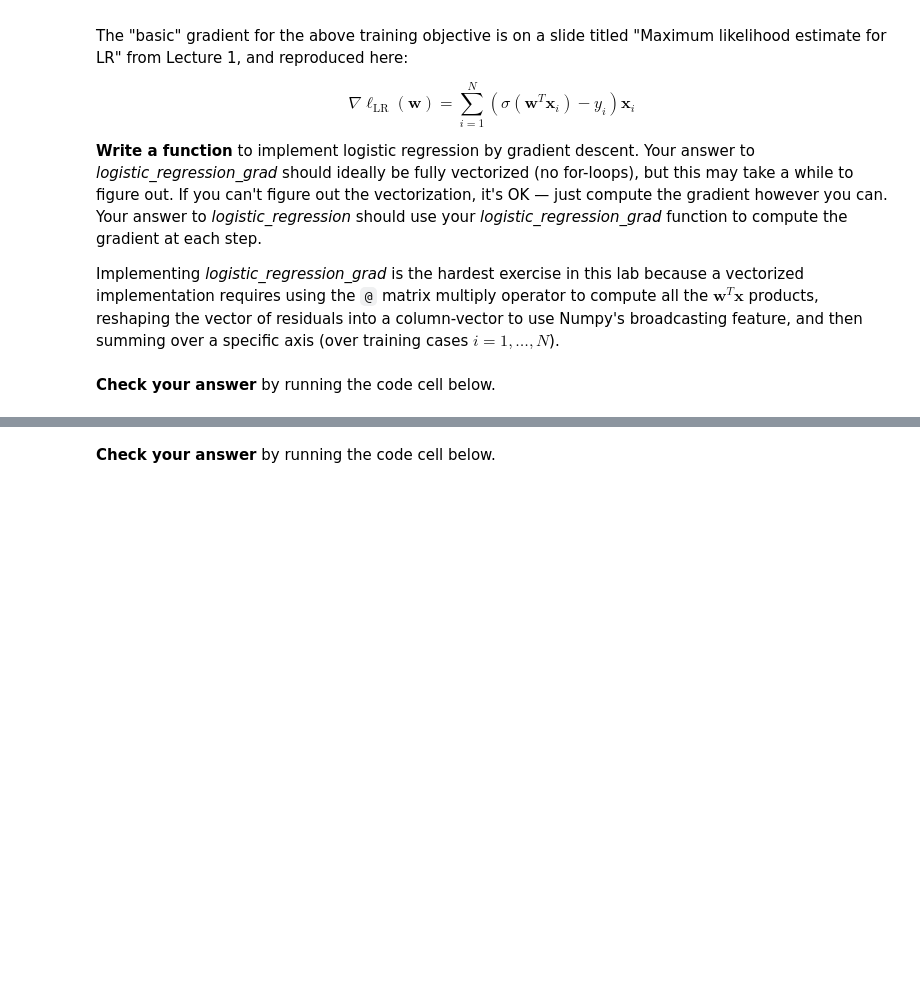
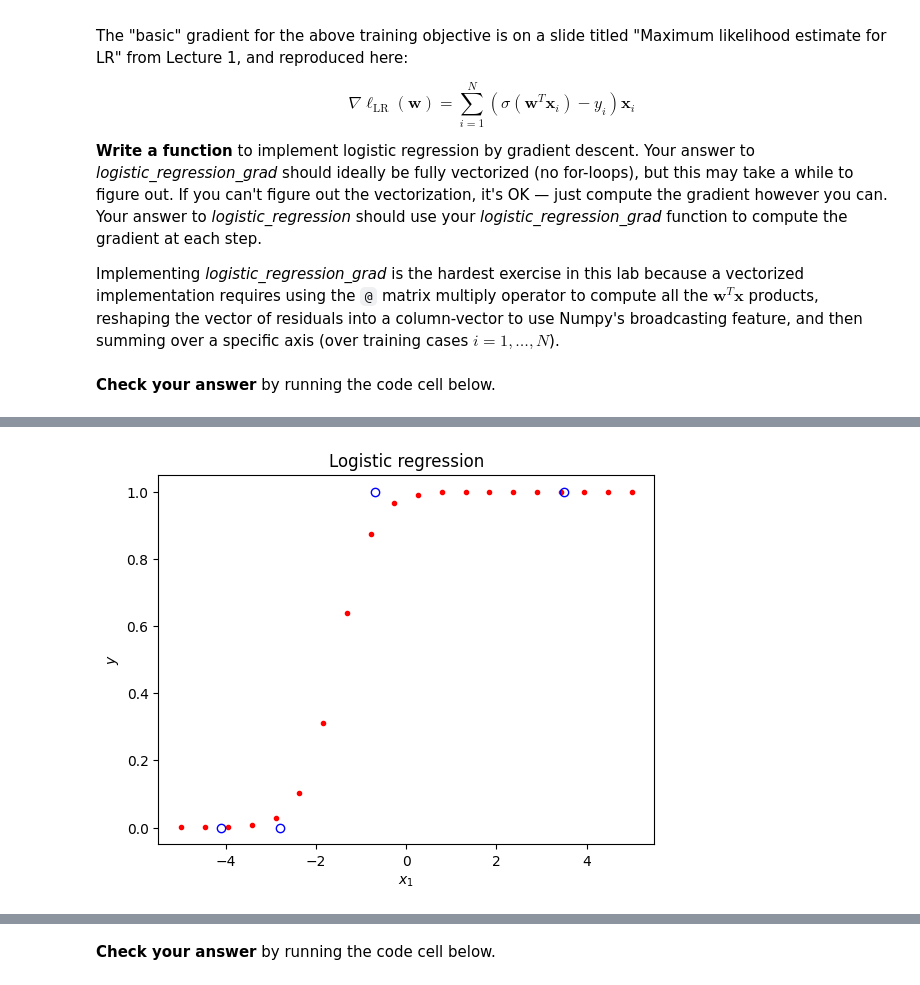
Before and after one commit to KrisTheCanadian/COMP-432-Labs, a Jupyter notebook: Lab2/lab2-exercises.ipynb, the cells around one changed output, grey strips where cells are left out. Drawn from its saved outputs; the diff is of its cells as text; code cells hidden in the pictures; blank space fills up the shorter version.

```diff
--- a/Lab2/lab2-exercises.ipynb
+++ b/Lab2/lab2-exercises.ipynb
@@ -520,6 +539,7 @@ where $\mathbf{x}$ and $\mathbf{w}$ are the same as for Exercise 2.1 and $\sigma
 def sigmoid(z):
     """Returns the element-wise logistic sigmoid of z."""
     # Your code here. Aim for 1 line.
+    return 1 / (1 + np.exp(-z))
 
 def logistic_model_predict(X, w):
     """
@@ -527,6 +547,7 @@ def logistic_model_predict(X, w):
     Given X with shape (N,D+1), w must have shape (D+1,) and the result will have shape (N,).
     """
     # Your code here. Aim for 1-2 lines.
+    return sigmoid(X.reshape(-1, w.shape[0]) @ w)
 # %% [markdown]
 **Check your answer** by running the code cell below.
 # %%
@@ -583,6 +608,7 @@ Implementing _logistic_regression_grad_ is the hardest exercise in this lab beca
 def logistic_regression_grad(X, y, w):
     """Returns the gradient for basic logistic regression."""
     # Your code here. Aim for 1-3 lines.
+    return (logistic_model_predict(X, w) - y) @ X
 
 def logistic_regression(X, y, w_init, learn_rate=0.05, num_steps=500):
     """
@@ -594,6 +620,10 @@ def logistic_regression(X, y, w_init, learn_rate=0.05, num_steps=500):
     Returns a new parameter vector w that minimizes the negative log likelihood of the targets.
     """
     # Your code here. Aim for 4-5 lines.
+    w = w_init
+    for i in range(num_steps):
+        w -= learn_rate * logistic_regression_grad(X, y, w)
+    return w
 # %% [markdown]
 **Check your answer** by running the code cell below.
 # %%
@@ -642,16 +674,30 @@ Your code should follow this sequence of steps, which are the same as for Exerci
 6. Plot the predictions on the test set.
 # %%
 # 1. Define the training set. Aim for 2 lines.
+X = np.array([[1, -4.1], [1, -2.8], [1, -0.7], [1, 3.5]])
+y = np.array([0, 0, 1, 1])
 
 # 2. Plot the training set. Aim for 1 line.
+plt.plot(X[:, 1], y, 'o', color='blue', fillstyle='none')
 
 # 3. Run logistic regression on the training set to get 'w'. Aim for 1-2 lines.
+w = logistic_regression(X, y, np.array([0.0, 1.0]).T)
 
 # 4. Define the test set matrix of shape (20,2). Aim for 1-3 lines.
+x0 = np.ones(20)
+x1 = np.linspace(-5, 5, 20)
+X_test = np.column_stack([x0, x1])
 
 # 5. Use the linear model to make predictions on the test set. Aim for 1 line.
+y_predict = logistic_model_predict(X_test, w)
 
 # 6. Plot the test predictions. Aim for 1 line, plus a few lines to configure the plot (axis labels etc).
+plt.scatter(X_test[:, 1], y_predict, color='red', marker='.')
+plt.xlabel("$x_1$")
+plt.ylabel("$y$")
+plt.title("Logistic regression");
+# %% [output]
+[figure, added]
 # %% [markdown]
 <div style="border-bottom: 3px solid black;"></div>
 
```
Also changed, not shown: parts of 13 cells of this notebook.
